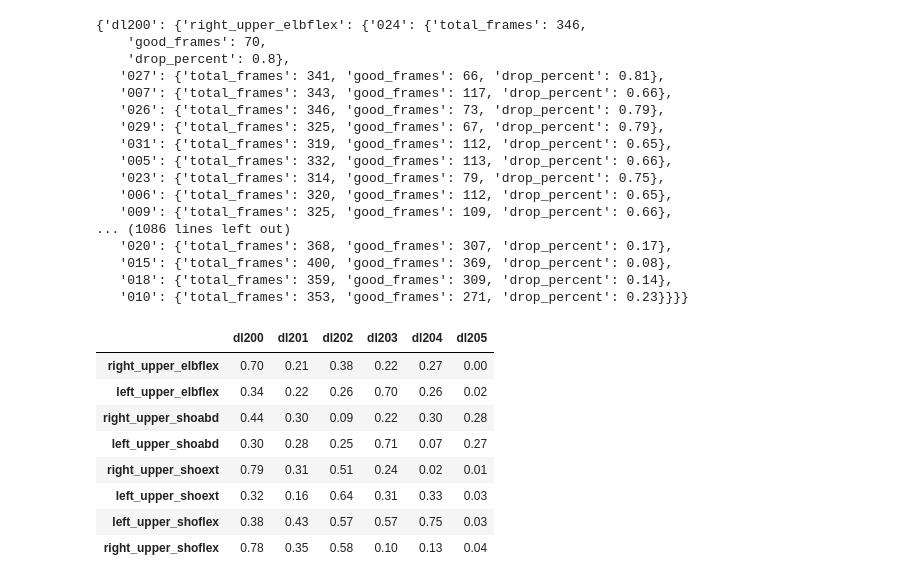
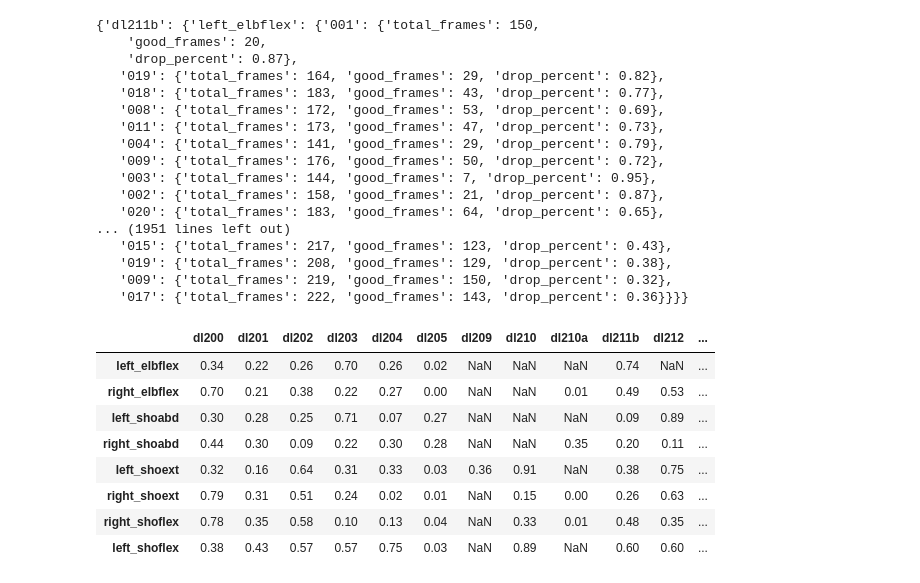
Before and after one commit to ankita-mukherjee/JointAngleEstimation, a Jupyter notebook: notebooks/Participant & Movement Wise Dropped Frames.ipynb, the cells around one changed output. Drawn from its saved outputs; the diff is of its cells as text; code cells hidden in the pictures.

```diff
--- a/notebooks/Participant & Movement Wise Dropped Frames.ipynb
+++ b/notebooks/Participant & Movement Wise Dropped Frames.ipynb
@@ -12,6 +12,10 @@ MOVEMENTS = (
     "hipflex",
     "kneeflex",
 )
+GROUPS = (
+    "left",
+    "right"
+)
 # %%
 # Get path to participant & movement model generated CSVs.
 #
@@ -32,19 +36,22 @@ for movement in MOVEMENTS:
     for filename in os.listdir(path):
         if filename.endswith('.csv'):
             participant = filename.split('_')[0] # e.g. dl200
-            group_and_movement = '_'.join(filename.split('_')[1:4]) # e.g. right_upper_elbflex
+            group = [g for g in GROUPS if g in filename][0]
+            movement = [m for m in MOVEMENTS if m in filename][0]
+            group_and_movement = f"{group}_{movement}"
             trial_num = filename.strip('.csv').split('_')[-1]
-
             trial_df = pd.read_csv(f"{path}/{filename}", index_col=0)
-            joint_name = [col for col in trial_df.columns if movement[:3] in col][0]
-
+            joint_names = [col for col in trial_df.columns if movement[:3] in col]
+            if not joint_names:
+                print(f"Skipping trial {filename} due to no {movement[:3]} columns.")
+                continue
+            joint_name = joint_names[0]
             total_frames = trial_df.shape[0]
             good_frames = trial_df[joint_name].dropna().shape[0]
             drop_percent = round((total_frames - good_frames) / total_frames, 2)
 
             trial_info.setdefault(participant, {})
             trial_info[participant].setdefault(group_and_movement, {})
-
             trial_info[participant][group_and_movement][trial_num] = {
                 "total_frames": total_frames,
                 "good_frames": good_frames,
@@ -53,23 +79,23 @@ for movement in MOVEMENTS:
 # %%
 trial_info
 # %% [output]
-{'dl200': {'right_upper_elbflex': {'024': {'total_frames': 346,
-    'good_frames': 70,
-    'drop_percent': 0.8},
-   '027': {'total_frames': 341, 'good_frames': 66, 'drop_percent': 0.81},
-   '007': {'total_frames': 343, 'good_frames': 117, 'drop_percent': 0.66},
-   '026': {'total_frames': 346, 'good_frames': 73, 'drop_percent': 0.79},
-   '029': {'total_frames': 325, 'good_frames': 67, 'drop_percent': 0.79},
-   '031': {'total_frames': 319, 'good_frames': 112, 'drop_percent': 0.65},
-   '005': {'total_frames': 332, 'good_frames': 113, 'drop_percent': 0.66},
-   '023': {'total_frames': 314, 'good_frames': 79, 'drop_percent': 0.75},
-   '006': {'total_frames': 320, 'good_frames': 112, 'drop_percent': 0.65},
-   '009': {'total_frames': 325, 'good_frames': 109, 'drop_percent': 0.66},
-... (1086 lines left out)
-   '020': {'total_frames': 368, 'good_frames': 307, 'drop_percent': 0.17},
-   '015': {'total_frames': 400, 'good_frames': 369, 'drop_percent': 0.08},
-   '018': {'total_frames': 359, 'good_frames': 309, 'drop_percent': 0.14},
-   '010': {'total_frames': 353, 'good_frames': 271, 'drop_percent': 0.23}}}}
+{'dl211b': {'left_elbflex': {'001': {'total_frames': 150,
+    'good_frames': 20,
+    'drop_percent': 0.87},
+   '019': {'total_frames': 164, 'good_frames': 29, 'drop_percent': 0.82},
+   '018': {'total_frames': 183, 'good_frames': 43, 'drop_percent': 0.77},
+   '008': {'total_frames': 172, 'good_frames': 53, 'drop_percent': 0.69},
+   '011': {'total_frames': 173, 'good_frames': 47, 'drop_percent': 0.73},
+   '004': {'total_frames': 141, 'good_frames': 29, 'drop_percent': 0.79},
+   '009': {'total_frames': 176, 'good_frames': 50, 'drop_percent': 0.72},
+   '003': {'total_frames': 144, 'good_frames': 7, 'drop_percent': 0.95},
+   '002': {'total_frames': 158, 'good_frames': 21, 'drop_percent': 0.87},
+   '020': {'total_frames': 183, 'good_frames': 64, 'drop_percent': 0.65},
+... (1951 lines left out)
+   '015': {'total_frames': 217, 'good_frames': 123, 'drop_percent': 0.43},
+   '019': {'total_frames': 208, 'good_frames': 129, 'drop_percent': 0.38},
+   '009': {'total_frames': 219, 'good_frames': 150, 'drop_percent': 0.32},
+   '017': {'total_frames': 222, 'good_frames': 143, 'drop_percent': 0.36}}}}
 # %%
 summary_dict = {}
 for participant, gm_dict in trial_info.items():
@@ -82,16 +108,17 @@ for participant, gm_dict in trial_info.items():
         summary_dict[participant].setdefault(group_and_movement, {})
         summary_dict[participant][group_and_movement] = round(drop_percent_avg, 2)
 # %%
+pd.set_option('display.max_rows', None)
 summary_df = pd.DataFrame(summary_dict)
 summary_df = summary_df.reindex(sorted(summary_df.columns), axis=1)
 summary_df
 # %% [output]
-|  | dl200 | dl201 | dl202 | dl203 | dl204 | dl205 |
-| right_upper_elbflex | 0.70 | 0.21 | 0.38 | 0.22 | 0.27 | 0.00 |
-| left_upper_elbflex | 0.34 | 0.22 | 0.26 | 0.70 | 0.26 | 0.02 |
-| right_upper_shoabd | 0.44 | 0.30 | 0.09 | 0.22 | 0.30 | 0.28 |
-| left_upper_shoabd | 0.30 | 0.28 | 0.25 | 0.71 | 0.07 | 0.27 |
-| right_upper_shoext | 0.79 | 0.31 | 0.51 | 0.24 | 0.02 | 0.01 |
-| left_upper_shoext | 0.32 | 0.16 | 0.64 | 0.31 | 0.33 | 0.03 |
-| left_upper_shoflex | 0.38 | 0.43 | 0.57 | 0.57 | 0.75 | 0.03 |
-| right_upper_shoflex | 0.78 | 0.35 | 0.58 | 0.10 | 0.13 | 0.04 |
+|  | dl200 | dl201 | dl202 | dl203 | dl204 | dl205 | dl209 | dl210 | dl210a | dl211b | dl212 | ... |
+| left_elbflex | 0.34 | 0.22 | 0.26 | 0.70 | 0.26 | 0.02 | NaN | NaN | NaN | 0.74 | NaN | ... |
+| right_elbflex | 0.70 | 0.21 | 0.38 | 0.22 | 0.27 | 0.00 | NaN | NaN | 0.01 | 0.49 | 0.53 | ... |
+| left_shoabd | 0.30 | 0.28 | 0.25 | 0.71 | 0.07 | 0.27 | NaN | NaN | NaN | 0.09 | 0.89 | ... |
+| right_shoabd | 0.44 | 0.30 | 0.09 | 0.22 | 0.30 | 0.28 | NaN | NaN | 0.35 | 0.20 | 0.11 | ... |
+| left_shoext | 0.32 | 0.16 | 0.64 | 0.31 | 0.33 | 0.03 | 0.36 | 0.91 | NaN | 0.38 | 0.75 | ... |
+| right_shoext | 0.79 | 0.31 | 0.51 | 0.24 | 0.02 | 0.01 | NaN | 0.15 | 0.00 | 0.26 | 0.63 | ... |
+| right_shoflex | 0.78 | 0.35 | 0.58 | 0.10 | 0.13 | 0.04 | NaN | 0.33 | 0.01 | 0.48 | 0.35 | ... |
+| left_shoflex | 0.38 | 0.43 | 0.57 | 0.57 | 0.75 | 0.03 | NaN | 0.89 | NaN | 0.60 | 0.60 | ... |
```
Also changed, not shown: parts of 1 cell of this notebook, 2 other files.
